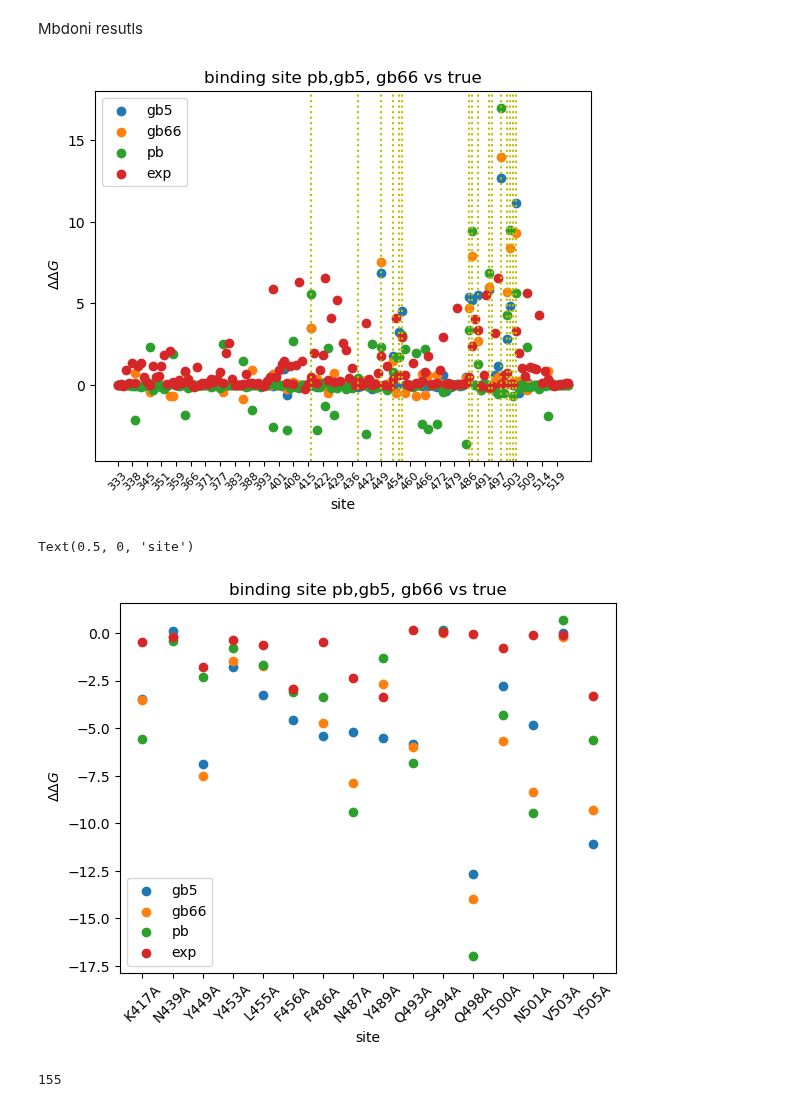
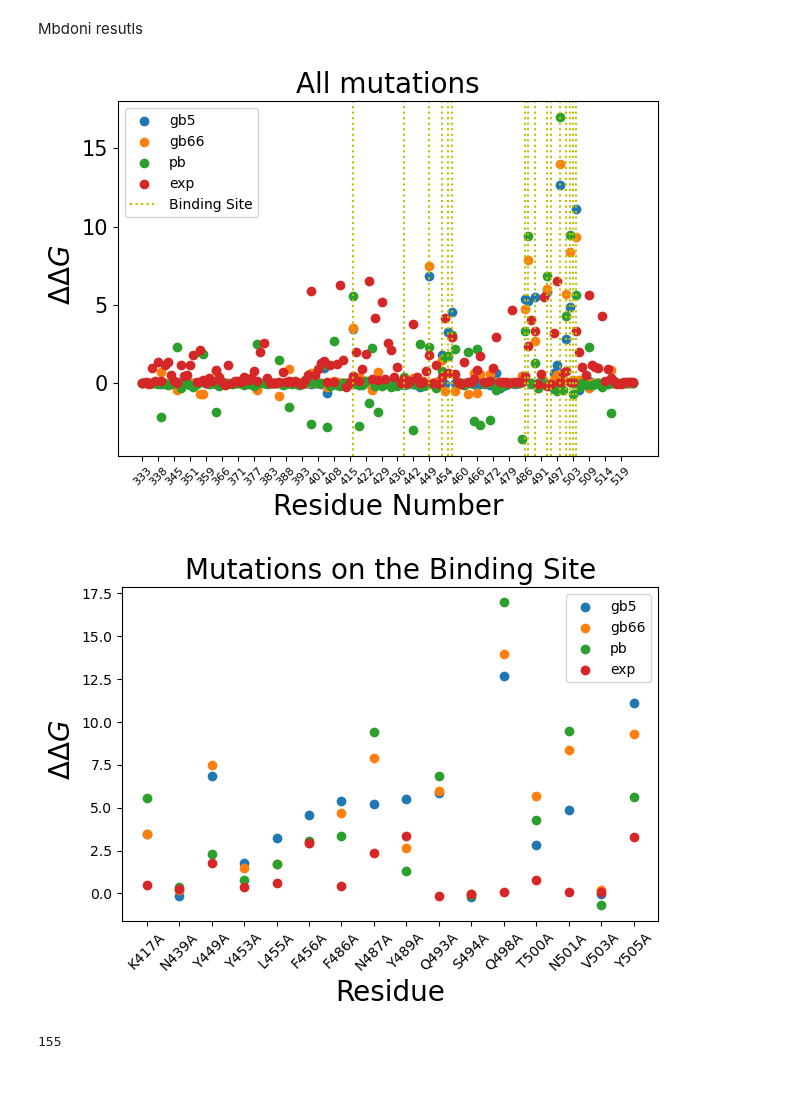
Before and after one commit to fergplace/amber_scripts, a Jupyter notebook: fun_figures.ipynb, the cells around one changed output. Saved outputs shown, nothing was run; the diff lists cells and outputs as text; code cells hidden in the pictures; blank space fills up the shorter version.

```diff
--- a/fun_figures.ipynb
+++ b/fun_figures.ipynb
@@ -56,46 +56,55 @@ df_num_data_sorted_mbondi, df_num_data_sorted_binding_site_mbondi, binding_site_
 # %%
 plt.scatter( df_num_data_sorted_mbondi["mutations"]
             ,-df_num_data_sorted_mbondi["delta_delta_g_gen"], label="gb5")
 plt.scatter( df_num_data_sorted_mbondi["mutations"]
             ,-df_num_data_sorted_mbondi["delta_delta_g_gen_66"], label="gb66")
 plt.scatter( df_num_data_sorted_mbondi["mutations"]
             ,-df_num_data_sorted_mbondi["delta_delta_g_pb"], label="pb")
 plt.scatter( df_num_data_sorted_mbondi["mutations"]
             ,-df_num_data_sorted_mbondi["exp_data"], label="exp")
 
-plt.legend()
-plt.title("binding site pb,gb5, gb66 vs true")
-plt.ylabel(" $\Delta \Delta G$")
+
 
 tick_positions = np.arange(0, len(df_num_data_sorted_mbondi["mutations"]), 5)
 tick_labels = [df_num_data_sorted_mbondi["mutations"].iloc[pos] for pos in tick_positions]
 
 tick_labels = [df_num_data_sorted_mbondi["mutations"].iloc[pos][1:-1] for pos in tick_positions]
 plt.xticks(tick_positions, tick_labels,rotation=45,  fontsize = 8)
-plt.xlabel("site")
+plt.xlabel("Residue Number", fontsize = 20)
+plt.yticks(fontsize= 15)
+for true_idx , idx in enumerate(binding_site_idx):
+    if binding_site_idx[true_idx] == binding_site_idx[-1] : #for the last one
+        plt.axvline(x=idx, color='y', linestyle=':', label = "Binding Site")
+    else:
+        plt.axvline(x=idx, color='y', linestyle=':')
 
-for idx in binding_site_idx:
-    plt.axvline(x=idx, color='y', linestyle=':')
+
+plt.legend()
+plt.title("All mutations", fontsize = 20)
+plt.ylabel(" $\Delta \Delta G$", fontsize = 20)
+plt.tight_layout()
+plt.savefig("all_muts_fig.png")
 # %% [output]
-[figure, old version]
+[figure, new version]
 # %%
 plt.scatter( df_num_data_sorted_binding_site_mbondi["mutations"]
-            ,df_num_data_sorted_binding_site_mbondi["delta_delta_g_gen"], label="gb5")
+            ,-df_num_data_sorted_binding_site_mbondi["delta_delta_g_gen"], label="gb5")
 plt.scatter( df_num_data_sorted_binding_site_mbondi["mutations"]
-            ,df_num_data_sorted_binding_site_mbondi["delta_delta_g_gen_66"], label="gb66")
+            ,-df_num_data_sorted_binding_site_mbondi["delta_delta_g_gen_66"], label="gb66")
 plt.scatter( df_num_data_sorted_binding_site_mbondi["mutations"]
-            ,df_num_data_sorted_binding_site_mbondi["delta_delta_g_pb"], label="pb")
+            ,-df_num_data_sorted_binding_site_mbondi["delta_delta_g_pb"], label="pb")
 plt.scatter( df_num_data_sorted_binding_site_mbondi["mutations"]
-            ,df_num_data_sorted_binding_site_mbondi["exp_data"], label="exp")
+            ,-df_num_data_sorted_binding_site_mbondi["exp_data"], label="exp")
 
 plt.legend()
-plt.title("binding site pb,gb5, gb66 vs true")
-plt.ylabel(" $\Delta \Delta G$")
+plt.title("Mutations on the Binding Site", fontsize = 20)
+plt.ylabel(" $\Delta \Delta G$", fontsize = 20)
 plt.xticks(rotation=45)
-plt.xlabel("site")
+plt.xlabel("Residue",  fontsize = 20)
+plt.tight_layout()
+plt.savefig("binding_site_fig.png")
 # %% [output]
-Text(0.5, 0, 'site')
-[figure, old version]
+[figure, new version]
 # %%
 
 
```
Also changed, not shown: 2 other files.
